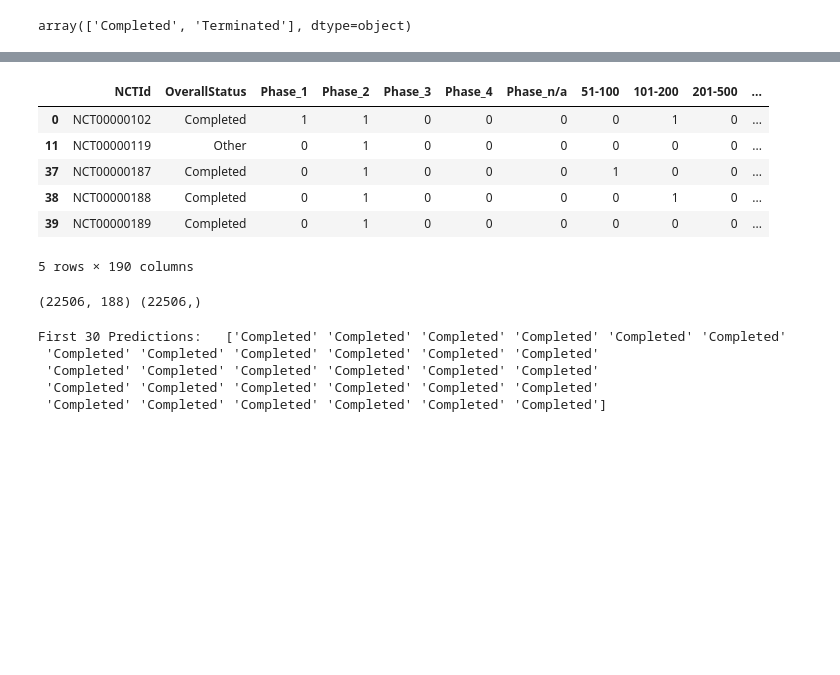
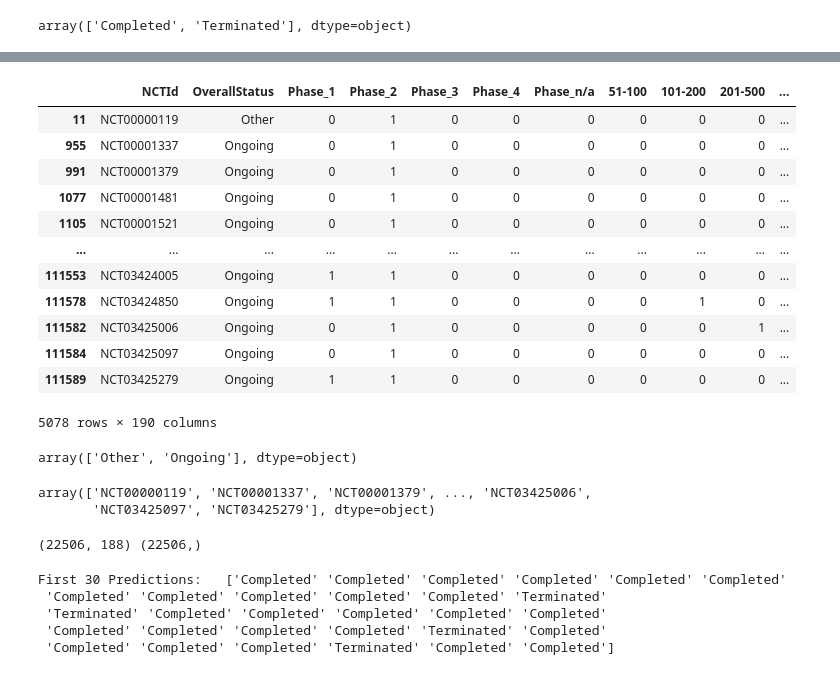
Before and after one commit to sigkarmoil/Clinical_Trial_Machine_Learning, a Jupyter notebook: Codes/ML-vivi/multivariate_regression/Random Forest-viv.ipynb, the cells around one changed output, grey strips where cells are left out. Drawn from its saved outputs; the diff is of its cells as text; code cells hidden in the pictures; blank space fills up the shorter version.

```diff
--- a/Codes/ML-vivi/multivariate_regression/Random Forest-viv.ipynb
+++ b/Codes/ML-vivi/multivariate_regression/Random Forest-viv.ipynb
@@ -263,19 +263,37 @@ pickle.dump(classifier , open(filename, 'wb'))
 # %%
-### 5. Try applying the model into other non-concluded trial.
+### Try applying the model into other non-concluded trial.
 
-### 5.a Predict using other data
+### Predict using other data
 
 df_other_trial = df_new[ df_new["Phase_2"] == 1 ]
-df_other_trial = df_other_trial[ (df_other_trial["OverallStatus"] != "Completed") | (df_other_trial["OverallStatus"] != "Terminated") ]
-df_other_trial.head()
+df_other_trial = df_other_trial[ (df_other_trial["OverallStatus"] != "Completed") & (df_other_trial["OverallStatus"] != "Terminated") ]
+df_other_trial
 # %% [output]
 |  | NCTId | OverallStatus | Phase_1 | Phase_2 | Phase_3 | Phase_4 | Phase_n/a | 51-100 | 101-200 | 201-500 | ... |
-| 0 | NCT00000102 | Completed | 1 | 1 | 0 | 0 | 0 | 0 | 1 | 0 | ... |
 | 11 | NCT00000119 | Other | 0 | 1 | 0 | 0 | 0 | 0 | 0 | 0 | ... |
-| 37 | NCT00000187 | Completed | 0 | 1 | 0 | 0 | 0 | 1 | 0 | 0 | ... |
-| 38 | NCT00000188 | Completed | 0 | 1 | 0 | 0 | 0 | 0 | 1 | 0 | ... |
-| 39 | NCT00000189 | Completed | 0 | 1 | 0 | 0 | 0 | 0 | 0 | 0 | ... |
+| 955 | NCT00001337 | Ongoing | 0 | 1 | 0 | 0 | 0 | 0 | 0 | 0 | ... |
+| 991 | NCT00001379 | Ongoing | 0 | 1 | 0 | 0 | 0 | 0 | 0 | 0 | ... |
+| 1077 | NCT00001481 | Ongoing | 0 | 1 | 0 | 0 | 0 | 0 | 0 | 0 | ... |
+| 1105 | NCT00001521 | Ongoing | 0 | 1 | 0 | 0 | 0 | 0 | 0 | 0 | ... |
+| ... | ... | ... | ... | ... | ... | ... | ... | ... | ... | ... | ... |
+| 111553 | NCT03424005 | Ongoing | 1 | 1 | 0 | 0 | 0 | 0 | 0 | 0 | ... |
+| 111578 | NCT03424850 | Ongoing | 1 | 1 | 0 | 0 | 0 | 0 | 1 | 0 | ... |
+| 111582 | NCT03425006 | Ongoing | 0 | 1 | 0 | 0 | 0 | 0 | 0 | 1 | ... |
+| 111584 | NCT03425097 | Ongoing | 0 | 1 | 0 | 0 | 0 | 0 | 0 | 0 | ... |
+| 111589 | NCT03425279 | Ongoing | 1 | 1 | 0 | 0 | 0 | 0 | 0 | 0 | ... |
-5 rows × 190 columns
+5078 rows × 190 columns
+# %%
+df_other_trial["OverallStatus"].unique()
+# %% [output]
+array(['Other', 'Ongoing'], dtype=object)
+# %%
+### Extract the NCTID of each trial to be used for visualization later
+
+other_NCTId = df_other_trial["NCTId"].values
+other_NCTId
+# %% [output]
+array(['NCT00000119', 'NCT00001337', 'NCT00001379', ..., 'NCT03425006',
+       'NCT03425097', 'NCT03425279'], dtype=object)
 # %%
 ### 5.b Assign data to X and Y
 
@@ -285,12 +303,12 @@ print(X.shape , y.shape)
 # %% [output]
 (22506, 188) (22506,)
 # %%
-predictions_other = classifier.predict(X_other)
+predictions_other = model.predict(X_other)
 print(f"First 30 Predictions:   {predictions[:30]}")
 # %% [output]
 First 30 Predictions:   ['Completed' 'Completed' 'Completed' 'Completed' 'Completed' 'Completed'
- 'Completed' 'Completed' 'Completed' 'Completed' 'Completed' 'Completed'
- 'Completed' 'Completed' 'Completed' 'Completed' 'Completed' 'Completed'
- 'Completed' 'Completed' 'Completed' 'Completed' 'Completed' 'Completed'
- 'Completed' 'Completed' 'Completed' 'Completed' 'Completed' 'Completed']
+ 'Completed' 'Completed' 'Completed' 'Completed' 'Completed' 'Terminated'
+ 'Terminated' 'Completed' 'Completed' 'Completed' 'Completed' 'Completed'
+ 'Completed' 'Completed' 'Completed' 'Completed' 'Terminated' 'Completed'
+ 'Completed' 'Completed' 'Completed' 'Terminated' 'Completed' 'Completed']
 # %%
```
Also changed, not shown: parts of 9 cells of this notebook, 4 other files.
